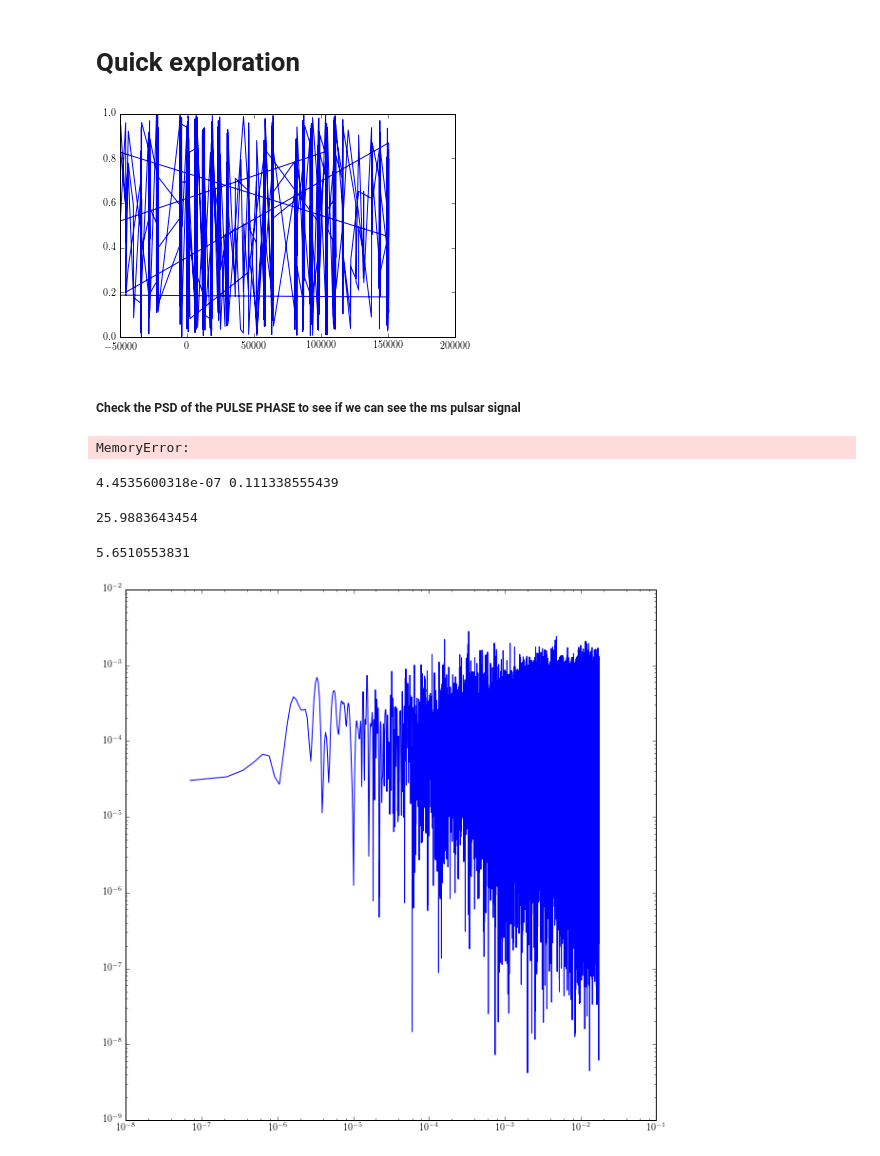
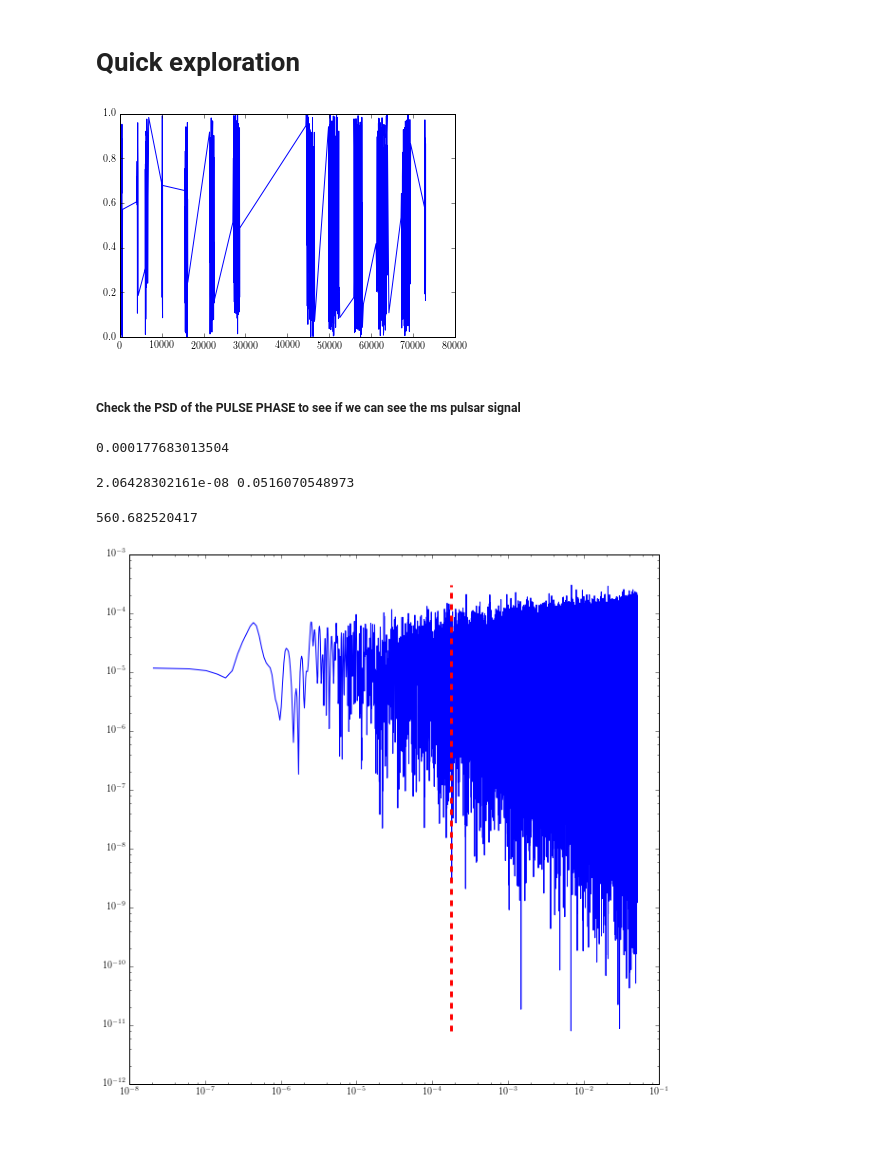
Before and after one commit to tphinkle/pulsar_time-variability, a Jupyter notebook: photons.ipynb, the cells around one changed output. Cells and saved outputs as stored; diff of their text form; code cells hidden in the pictures.

```diff
--- a/photons.ipynb
+++ b/photons.ipynb
@@ -72,7 +72,7 @@ df.head()
 ##### Sort in time, set t = 0 first measurement
 # %%
 df = df.sort_values('TIME')
-min_time = df['TIME'][0]
+min_time = np.min(df['TIME'].values)
 df['TIME'] = df['TIME'].map(lambda x: x - min_time)
 # %%
 df.head()
@@ -154,33 +154,31 @@ data = df[['TIME', 'PULSE PHASE']].values[:1000]
 plt.plot(data[:,0], data[:,1])
 plt.show()
 # %% [output]
-[figure, old version]
+[figure, new version]
 # %% [markdown]
 ##### Check the PSD of the PULSE PHASE to see if we can see the ms pulsar signal
+# %%
+orbital_freq = 1/(93.8*60)
+print orbital_freq
+# %% [output]
+0.000177683013504
 # %%
-data = df[['TIME', 'PULSE PHASE']].values[:10000]
-freq, power = astropy.stats.LombScargle(data[:,0], data[:,1]).autopower(maximum_frequency = 1000)
+data = df[['TIME', 'PULSE PHASE']].values[:100000]
+freq, power = astropy.stats.LombScargle(data[:,0], data[:,1]).autopower()
-# %% [output]
-MemoryError:
-# %%
-freq = freq*2*3.14159
 # %%
 print np.min(freq), np.max(freq)
 # %% [output]
-4.4535600318e-07 0.111338555439
+2.06428302161e-08 0.0516070548973
 # %%
 min_freq = np.min(freq)
 duration = 1./min_freq
 print duration/(60*60*24)
 # %% [output]
-25.9883643454
+560.682520417
-# %%
-print df['TIME'][10000]/(60*60*24)
-# %% [output]
-5.6510553831
 # %%
 fig = plt.figure(figsize = (10,10))
 plt.loglog(freq, power)
+plt.plot([orbital_freq, orbital_freq], [np.min(power), np.max(power)], ls = '--', color = 'red', lw = 3)
 plt.show()
 # %% [output]
-[figure, old version]
+[figure, new version]
```
Also changed, not shown: parts of 4 cells of this notebook.
